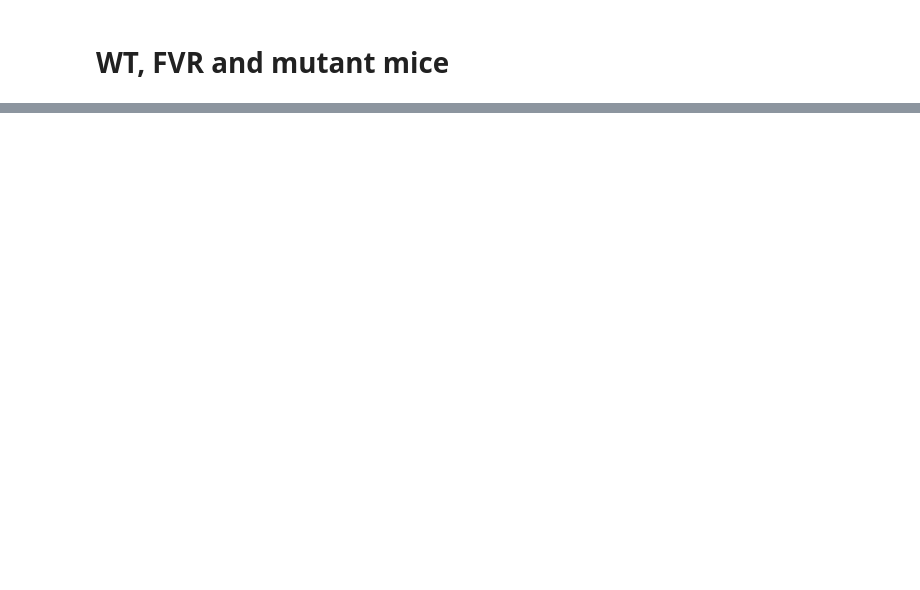
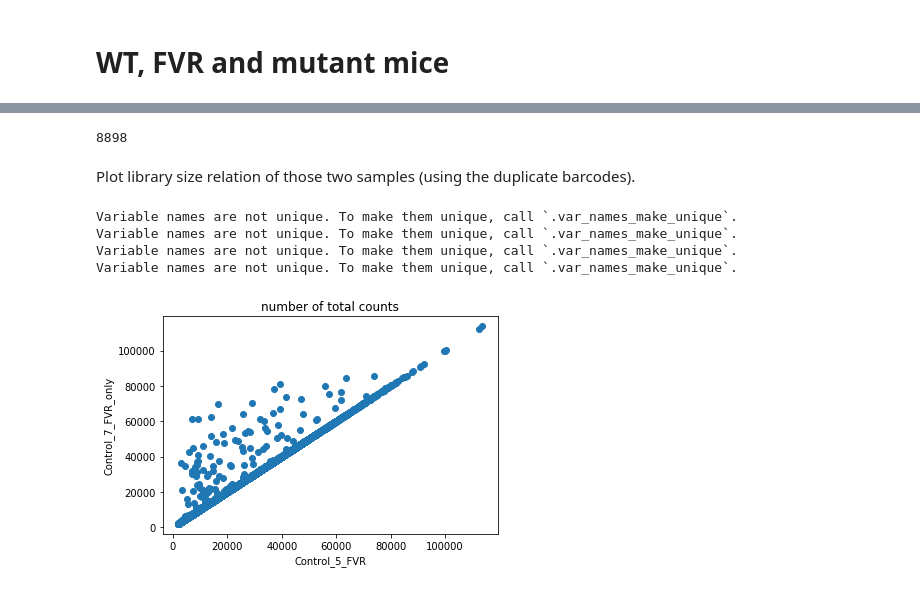
Before and after one commit to theislab/gut_lineage, a Jupyter notebook: gut_AB_AL_cell_filtering.ipynb, the cells around one changed output, grey strips where cells are left out. Drawn from its saved outputs; the diff is of its cells as text; code cells hidden in the pictures; blank space fills up the shorter version.

Commit message:
update cell filtering

```diff
--- a/gut_AB_AL_cell_filtering.ipynb
+++ b/gut_AB_AL_cell_filtering.ipynb
@@ -387,0 +477,7 @@ del adata_FVR_raw
+# %%
+### QC and cell filtering
+adata_FVR_only = qc_metrics(adata_FVR_only)
+# count threshold from Cellranger filtering (minimal total count)
+countmin = min(adata_FVR_only.obs['n_counts'])
+del adata_FVR_only
+adata_Control_7_FVR_only = cell_filter(adata_FVR_only_raw,countmin)
@@ -387,0 +496,29 @@ del adata_FVR_raw
+# %%
+barcodes_list = {}
+barcodes_list['Control_5_FVR'] = adata_Control_5_FVR.obs_names.values
+barcodes_list['Control_7_FVR_only'] = adata_Control_7_FVR_only.obs_names.values
+# %%
+barcodes_dup = np.intersect1d(barcodes_list['Control_5_FVR'], barcodes_list['Control_7_FVR_only'])
+# %%
+len(barcodes_dup)
+# %% [output]
+8898
+# %% [markdown]
+Plot library size relation of those two samples (using the duplicate barcodes).
+# %%
+adata_Control_5_FVR.obs['n_counts'] = np.sum(adata_Control_5_FVR.X, axis=1).A1
+adata_Control_7_FVR_only.obs['n_counts'] = np.sum(adata_Control_7_FVR_only.X, axis=1).A1
+# %% [output]
+Variable names are not unique. To make them unique, call `.var_names_make_unique`.
+Variable names are not unique. To make them unique, call `.var_names_make_unique`.
+Variable names are not unique. To make them unique, call `.var_names_make_unique`.
+Variable names are not unique. To make them unique, call `.var_names_make_unique`.
+# %%
+pl.scatter(x=adata_Control_5_FVR[np.in1d(adata_Control_5_FVR.obs_names, barcodes_dup)].obs['n_counts'],
+           y = adata_Control_7_FVR_only[np.in1d(adata_Control_7_FVR_only.obs_names, barcodes_dup)].obs['n_counts'])
+pl.title('number of total counts')
+pl.xlabel('Control_5_FVR')
+pl.ylabel('Control_7_FVR_only')
+pl.show()
+# %% [output]
+[figure, added]
```
Also changed, not shown: parts of 98 cells of this notebook.
